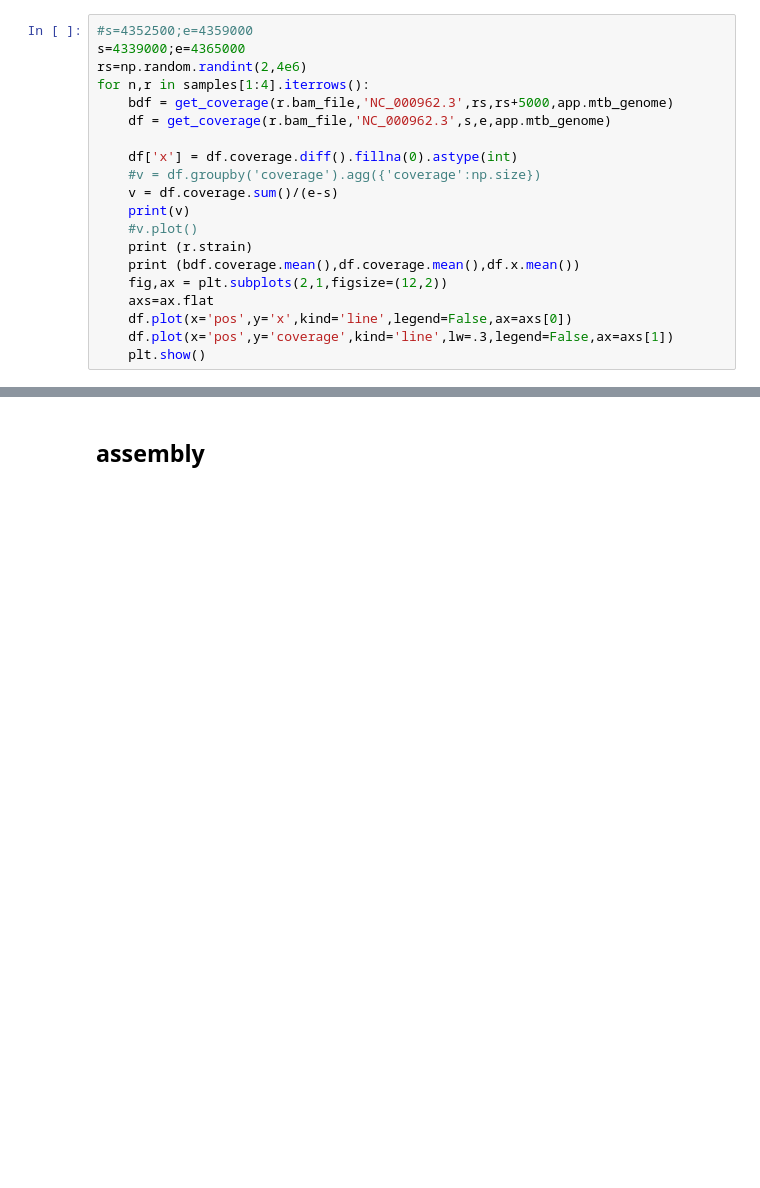
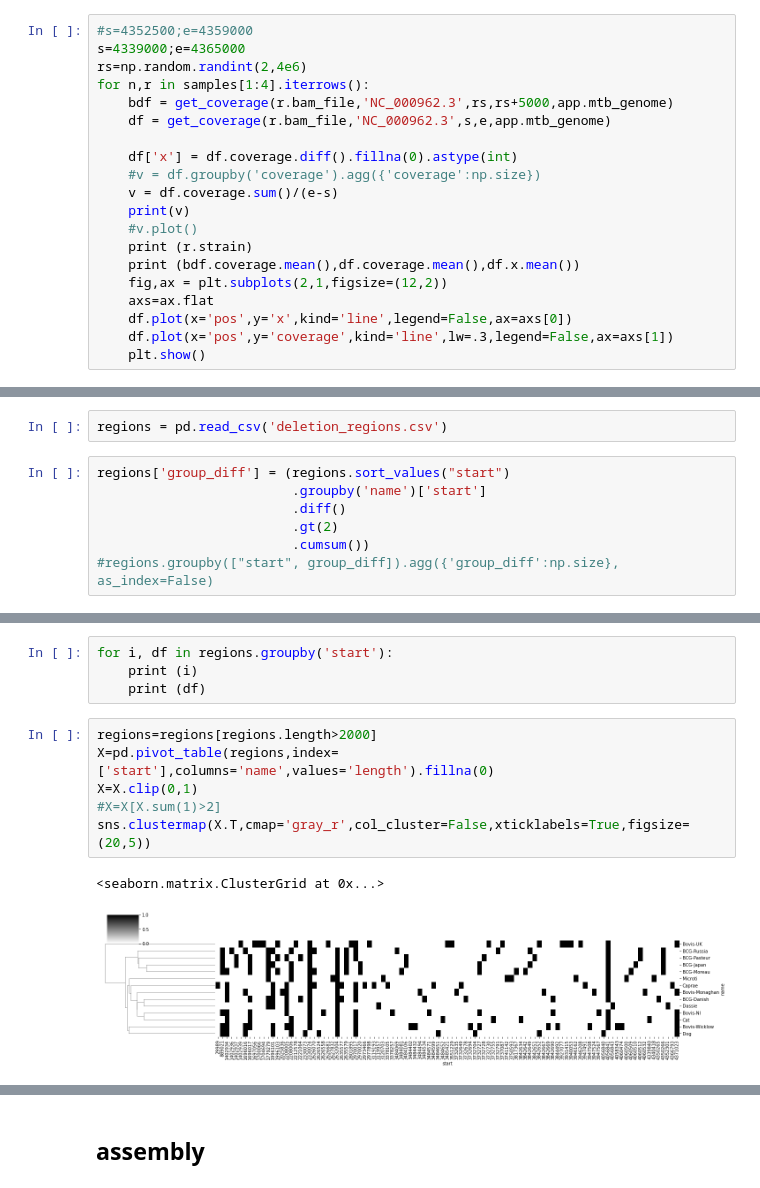
Before and after one commit to dmnfarrell/mtbc_analyses, a Jupyter notebook: bcg_cat/analysis.ipynb, the cells around one changed output, grey strips where cells are left out. Drawn from its saved outputs; the diff is of its cells as text; blank space fills up the shorter version.

```diff
--- a/bcg_cat/analysis.ipynb
+++ b/bcg_cat/analysis.ipynb
@@ -152,0 +176,9 @@ for n,r in samples[1:4].iterrows():
+# %%
+regions = pd.read_csv('deletion_regions.csv')
+# %%
+regions['group_diff'] = (regions.sort_values("start")
+                         .groupby('name')['start']
+                         .diff()
+                         .gt(2)
+                         .cumsum())
+#regions.groupby(["start", group_diff]).agg({'group_diff':np.size}, as_index=False)
@@ -152,0 +202,13 @@ for n,r in samples[1:4].iterrows():
+# %%
+for i, df in regions.groupby('start'):
+    print (i)
+    print (df)
+# %%
+regions=regions[regions.length>2000]
+X=pd.pivot_table(regions,index=['start'],columns='name',values='length').fillna(0)
+X=X.clip(0,1)
+#X=X[X.sum(1)>2]
+sns.clustermap(X.T,cmap='gray_r',col_cluster=False,xticklabels=True,figsize=(20,5))
+# %% [output]
+<seaborn.matrix.ClusterGrid at 0x...>
+[figure, added]
```
Also changed, not shown: parts of 32 cells of this notebook.
